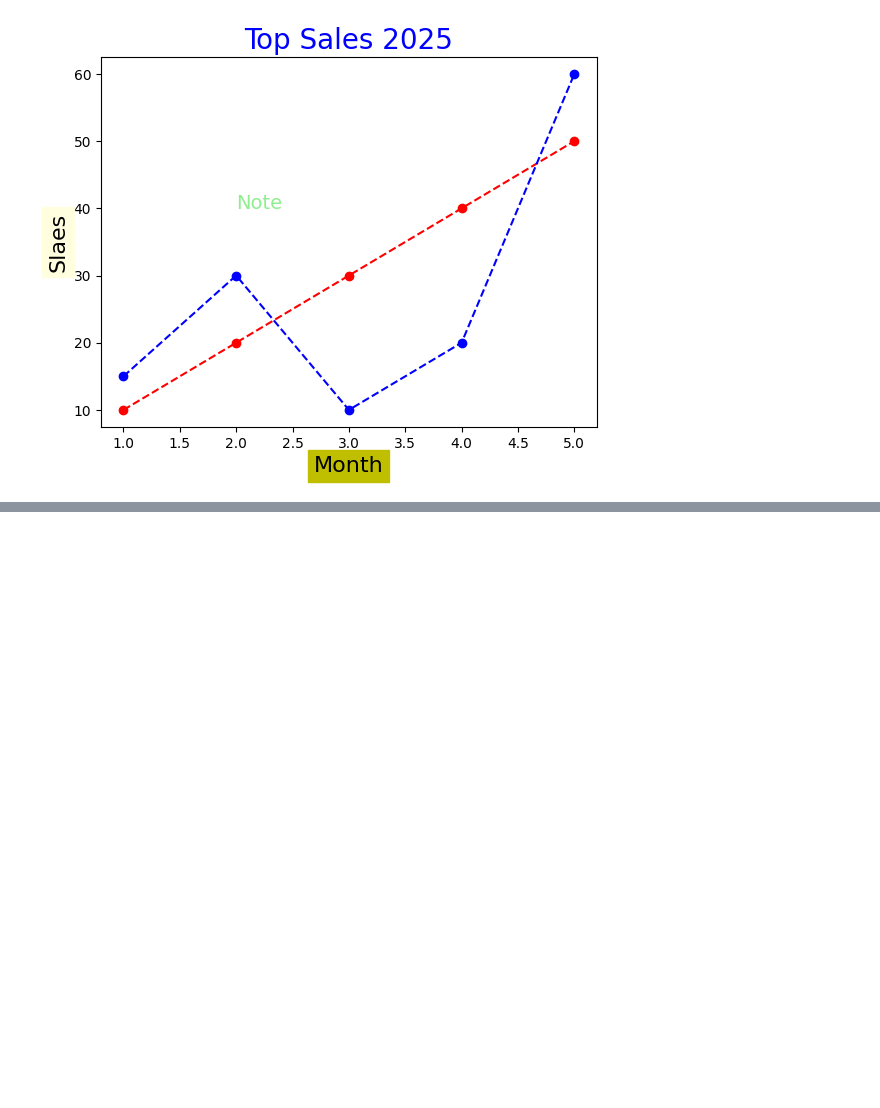
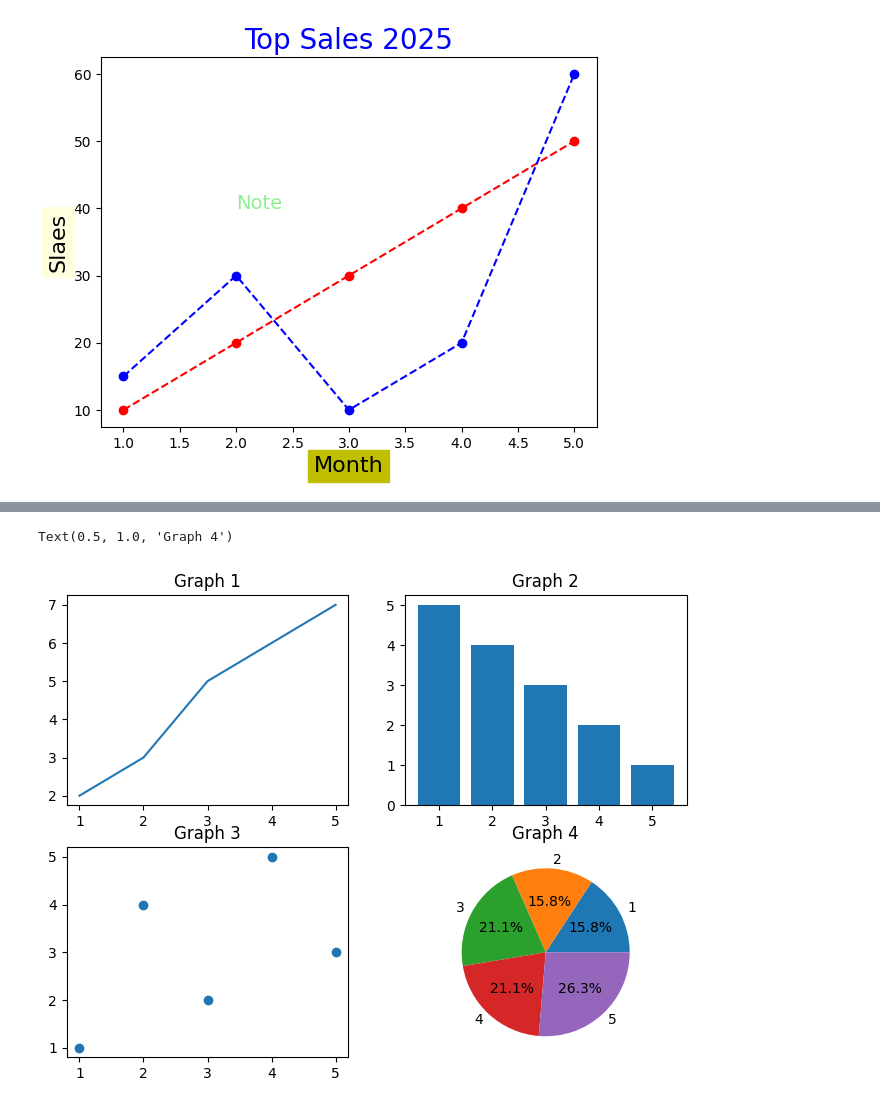
Before and after one commit to SutripatNew/Z01.-Python, a Jupyter notebook: 01_DataScience/matplotlib.ipynb, the cells around one changed output, grey strips where cells are left out. Drawn from its saved outputs; the diff is of its cells as text; code cells hidden in the pictures; blank space fills up the shorter version.

```diff
--- a/01_DataScience/matplotlib.ipynb
+++ b/01_DataScience/matplotlib.ipynb
@@ -406,0 +426,35 @@ plt.show()
+# %%
+import matplotlib.pyplot as plt
+
+# Example data
+x = [1, 2, 3, 4, 5]
+y1 = [2, 3, 5, 6, 7]
+y2 = [5, 4, 3, 2, 1]
+y3 = [1, 4, 2, 5, 3]
+y4 = [3, 3, 4, 4, 5]
+
+# Create 2x2 subplot canvas
+fig, axs = plt.subplots(2, 2, figsize=(8, 6))
+
+# Graph 1
+axs[0, 0].plot(x, y1)
+axs[0, 0].set_title("Graph 1")
+
+# Graph 2
+axs[0, 1].bar(x, y2)
+axs[0, 1].set_title("Graph 2")
+
+# Graph 3
+axs[1, 0].scatter(x, y3)
+axs[1, 0].set_title("Graph 3")
+
+# Graph 4
+axs[1, 1].pie(y4, labels=x, autopct='%.1f%%')
+axs[1, 1].set_title("Graph 4")
+
+# # Adjust layout
+# fig.tight_layout()
+# plt.show()
+# %% [output]
+Text(0.5, 1.0, 'Graph 4')
+[figure, added]
```
Also changed, not shown: parts of 23 cells of this notebook, 11 other files.
